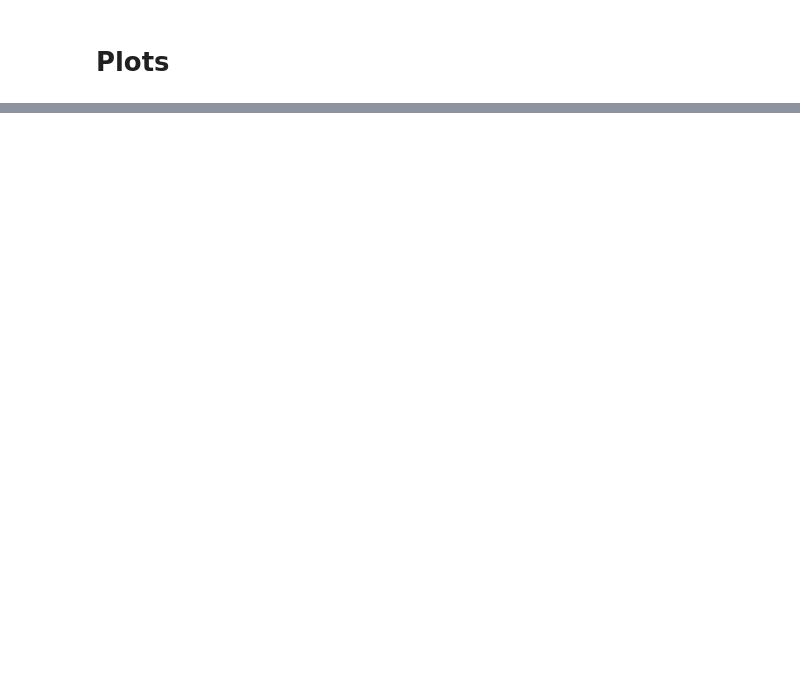
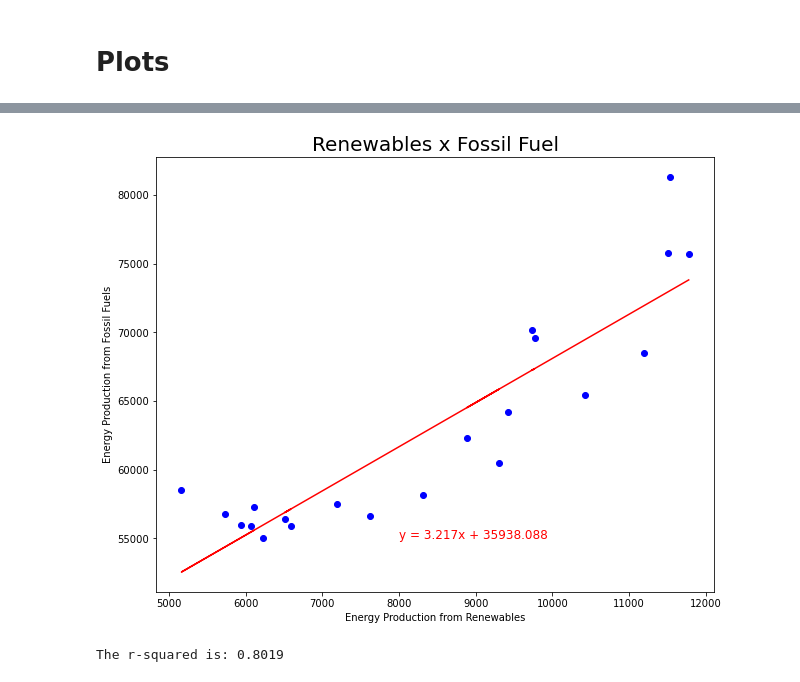
Before and after one commit to cjengleson/Project-1-Repo, a Jupyter notebook: WindFarms.ipynb, the cells around one changed output, grey strips where cells are left out. Saved outputs shown, nothing was run; the diff lists cells and outputs as text; code cells hidden in the pictures; blank space fills up the shorter version.

```diff
--- a/WindFarms.ipynb
+++ b/WindFarms.ipynb
@@ -644,0 +704,24 @@ plt.show()
+# %%
+# Calculate the correlation coefficient and linear regression model
+# for
+regress_values=[]
+renewable = main_sources['Renewable']
+fossil =  main_sources['Fossil Fuel']
+
+
+plt.subplots(figsize=(10, 8))
+(slope, intercept, rvalue, pvalue, stderr) = linregress(renewable, fossil)
+regress_values = np.asarray(renewable) * slope + intercept
+line_eq = "y = " + str(round(slope,3)) + "x + " + str(round(intercept,3))
+plt.scatter(renewable, fossil,  color = 'blue')
+plt.plot(renewable,regress_values,"r-")
+
+plt.annotate(line_eq,(8000, 55000),fontsize=12,color="red")
+plt.xlabel('Energy Production from Renewables')
+plt.ylabel('Energy Production from Fossil Fuels')
+plt.title('Renewables x Fossil Fuel',fontsize=20)
+plt.show()
+print(f"The r-squared is: {round(rvalue**2,4)}")
+# %% [output]
+[figure, added]
+The r-squared is: 0.8019
```
Also changed, not shown: parts of 8 cells of this notebook, 2 other files.
